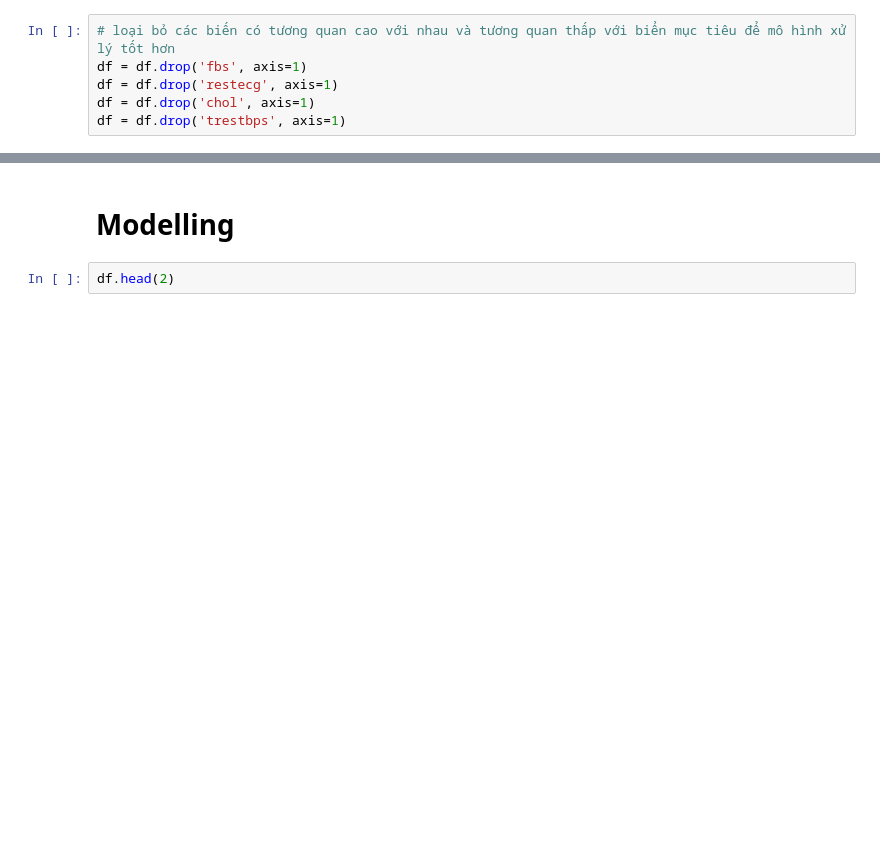
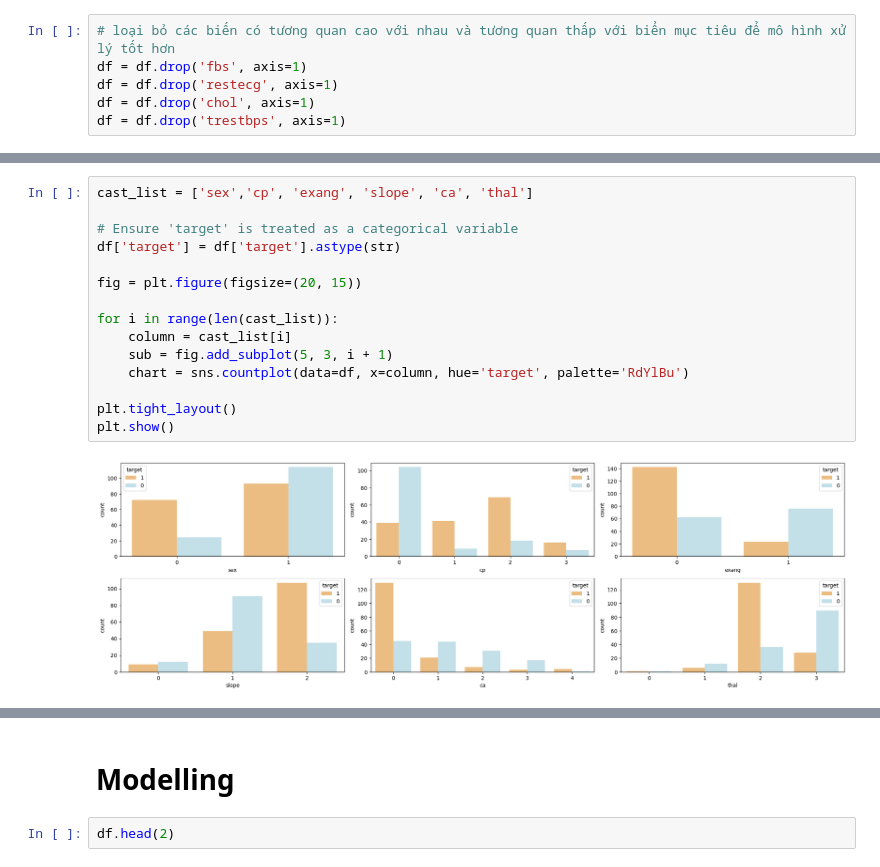
Before and after one commit to Hoa212/-n-CNTT-Heart-Disease-Prediction, a Jupyter notebook: Đề án CNTT .ipynb, the cells around one changed output, grey strips where cells are left out. Cells and saved outputs as stored; diff of their text form; blank space fills up the shorter version.

```diff
--- a/Đề án CNTT .ipynb
+++ b/Đề án CNTT .ipynb
@@ -326,0 +319,17 @@ Nhận xét :
+# %%
+cast_list = ['sex','cp', 'exang', 'slope', 'ca', 'thal']
+
+# Ensure 'target' is treated as a categorical variable
+df['target'] = df['target'].astype(str)
+
+fig = plt.figure(figsize=(20, 15))
+
+for i in range(len(cast_list)):
+    column = cast_list[i]
+    sub = fig.add_subplot(5, 3, i + 1)
+    chart = sns.countplot(data=df, x=column, hue='target', palette='RdYlBu')
+
+plt.tight_layout()
+plt.show()
+# %% [output]
+[figure, added]
```
Also changed, not shown: parts of 41 cells of this notebook, 1 other file.
